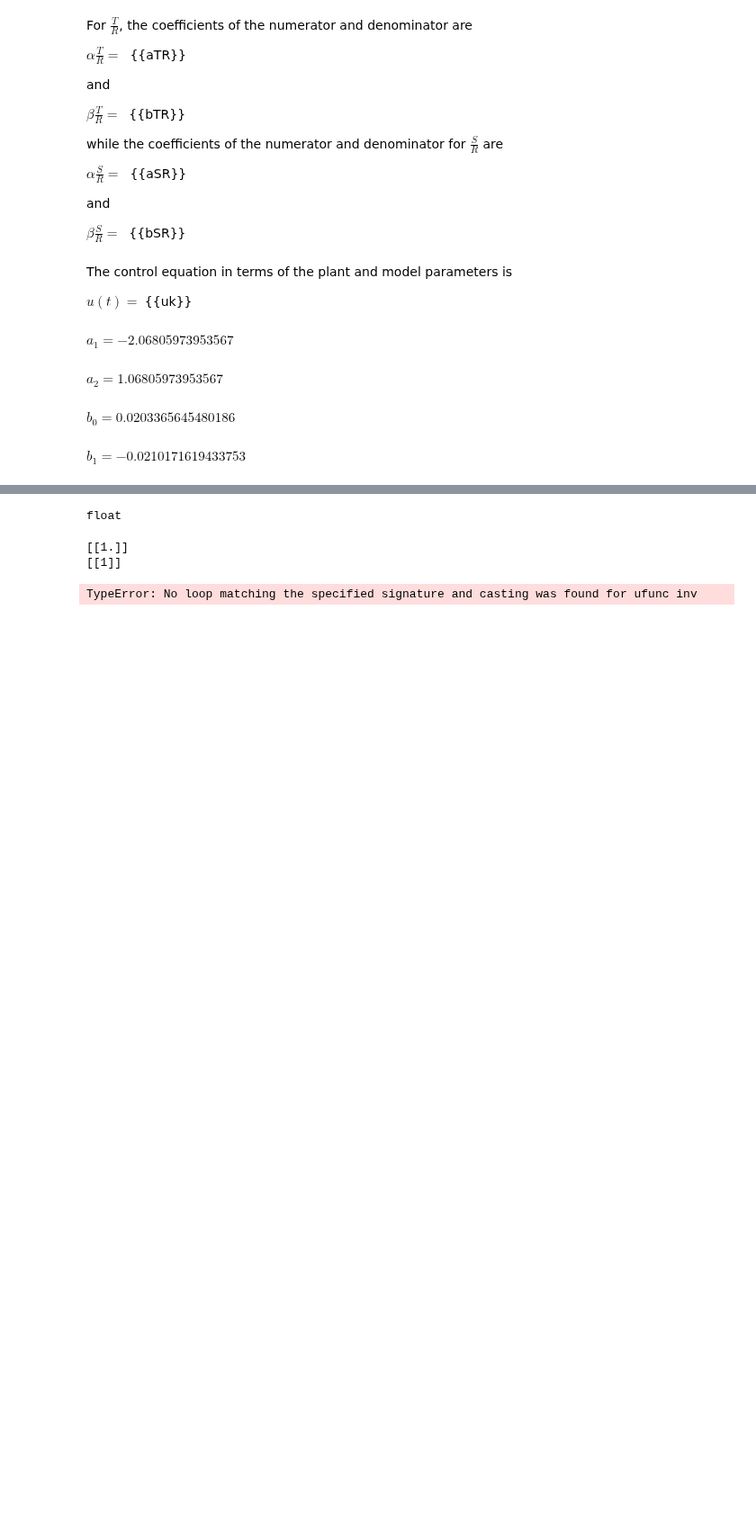
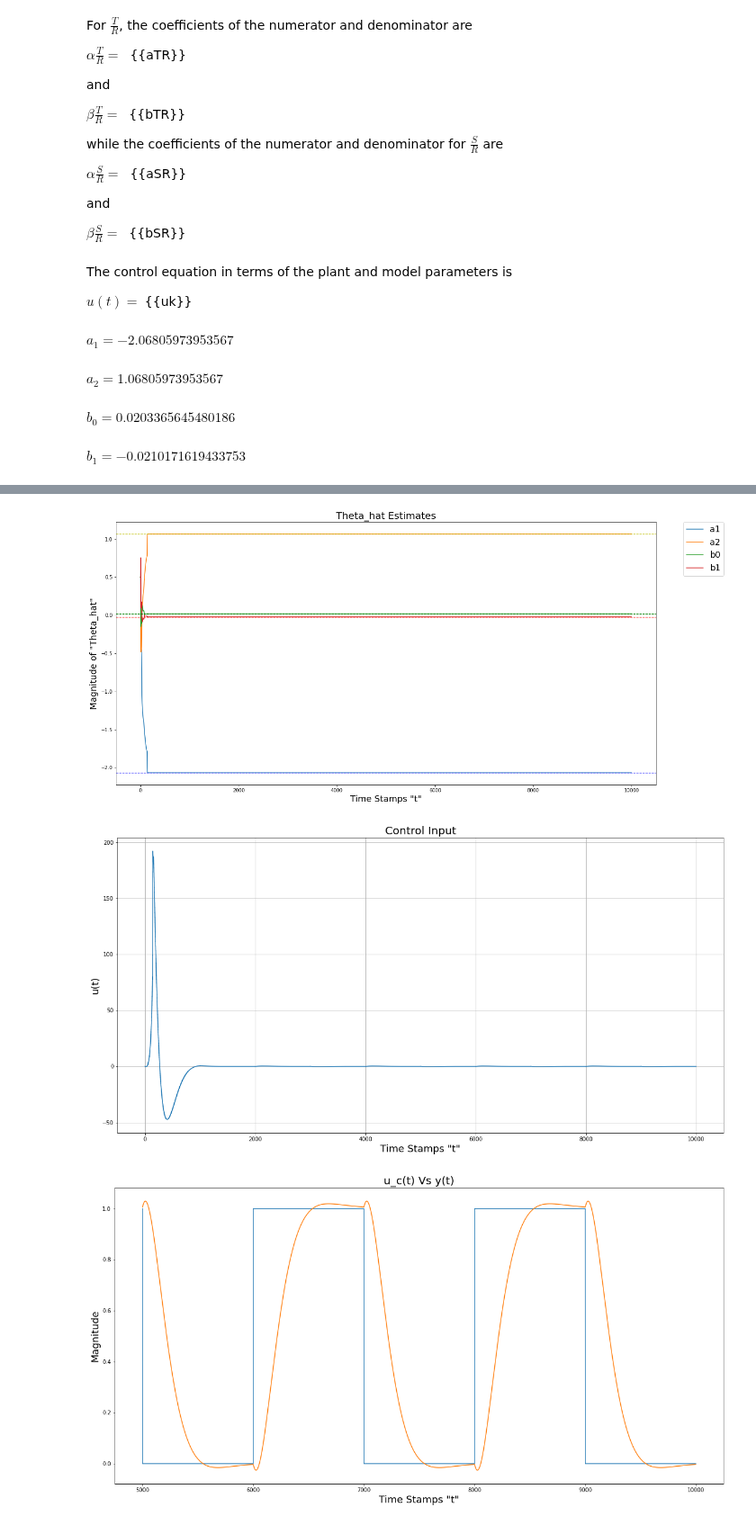
Before and after one commit to derekboase/ELG7113, a Jupyter notebook: system_models/clive_model/clive_model.ipynb, the cells around one changed output, grey strips where cells are left out. Shown at 90% size. Cells and saved outputs as stored; diff of their text form; code cells hidden in the pictures; blank space fills up the shorter version.

```diff
--- a/system_models/clive_model/clive_model.ipynb
+++ b/system_models/clive_model/clive_model.ipynb
@@ -313,16 +306,16 @@ $\displaystyle a_2 =1.06805973953567$
 $\displaystyle b_0 =0.0203365645480186$
 $\displaystyle b_1 =-0.0210171619433753$
 # %%
-zeta_val = 1
-omega_val = 1
+zeta_val = 0.8
+omega_val = 0.8
 T_val = 0.01
 
 # values for simulation only vvvvvvvvvvvvvvvvvvvv
 b_val = 6.58436748684758
-a1_val = a1_eq.subs([(b, b_val), (Ts, T_val)])
-a2_val = a2_eq.subs([(b, b_val), (Ts, T_val)])
-b0_val = b0_eq.subs([(b, b_val), (Ts, T_val)])
-b1_val = b1_eq.subs([(b, b_val), (Ts, T_val)])
+a1_val = float(a1_eq.subs([(b, b_val), (Ts, T_val)]))
+a2_val = float(a2_eq.subs([(b, b_val), (Ts, T_val)]))
+b0_val = float(b0_eq.subs([(b, b_val), (Ts, T_val)]))
+b1_val = float(b1_eq.subs([(b, b_val), (Ts, T_val)]))
 # values for simulation only ^^^^^^^^^^^^^^^^^^^^
 
 # Create z-domain tf for reference model with true values for zeta, omega and T.
@@ -347,10 +340,6 @@ $\displaystyle u_k=- \frac{a_{2} y(k-1) \left(- b_{0} \left(a_{2} - 0.9801986733
-# %%
-type(uk_func(1,1,1,1,1,1,1,1))
-# %% [output]
-float
 # %%
 # Tunable components vvvvvvvvvvvvvvvvvvvvvvvvvvvvvvvv
-sample_depth = 100
+sample_depth = 10000
 starting_samples = 2
 
 # starting estimate for plant parameters
@@ -369,64 +358,50 @@ theta_hat = [np.array([est]*len(theta0)).reshape(-1,1) for _ in range(starting_s
 sample_range = range(sample_depth)
 t = [i for i in sample_range]
 u_c = np.ones(sample_depth)
-u_c[np.where([m.sin(t[i]*m.pi/20)<=0 for i in sample_range])] = 0
+u_c[np.where([m.sin(t[i]*m.pi/1000)<=0 for i in sample_range])] = 0
 
-y = [0]*starting_samples
-u = [0]*starting_samples
+y = [0.1]*starting_samples
+u = [0.1]*starting_samples
 
 I = np.identity(len(theta0))
 p = 1000*I
+p_res = []
 
 for k in range(starting_samples ,sample_depth):
     phi = np.array([-y[-1], -y[-2], u[-1], u[-2]]).reshape(-1,1)
 
     y.append(np.reshape(phi.T@theta0, ()))
-    print(lam + phi.T@p@phi)
     K = p@phi@inv(lam + phi.T@p@phi)
     p = (I - K@phi.T)@p/lam
+    p_res.append(p)
     theta_hat.append(theta_hat[-1] + K*(y[k] - phi.T@theta_hat[-1]))
 
-#     print(type(uk_func(1, 1, 1, 1,
-#                                 1, 1,
-#                                 1, 1)))
-# #     print(theta_hat[-1][0])
-#     print(theta_hat[-1][1])
-#     print(theta_hat[-1][2])
-#     print(theta_hat[-1][3])
-#     print(u[k-1])
-#     print(u_c[k])
-#     print(y[k])
-#     print(y[k-1])
 
-#     u.append(np.reshape(uk_func(u[k-1], u_c[k], y[k], y[k-1],
-#                                 theta_hat[-1][0], theta_hat[-1][1],
-#                                 theta_hat[-1][2], theta_hat[-1][3])[0], ()))
-
-u.append(np.reshape(uk_func(1, 1, 1, 1,
-                                1, 1,
-                                1, 1), ()))
+    u.append(np.reshape(uk_func(u[k-1], u_c[k], y[k], y[k-1],
+                                theta_hat[-1][0], theta_hat[-1][1],
+                                theta_hat[-1][2], theta_hat[-1][3])[0], ()))
 
 
 # ploting of estimated parameters
 df_theta = pd.DataFrame(np.asarray(theta_hat).reshape(-1,4,), columns=['a1', 'a2', 'b0', 'b1'])
 theta_hat_ploter(df_theta, theta0, 'Theta_hat Estimates')
 
 # ploting of control sig
 plt.step(t,u)
 plt.title('Control Input', fontsize=20)
 plt.ylabel('u(t)', fontsize=18)
 plt.xlabel('Time Stamps "t"', fontsize=18)
 plt.grid()
 plt.show()
 
 # ploting of input vs output
-plt.plot(t,u_c)
-plt.plot(t,y)
+plt.plot(t[-5000:],u_c[-5000:])
+plt.plot(t[-5000:],y[-5000:])
 plt.title('u_c(t) Vs y(t)', fontsize=20)
 plt.ylabel('Magnitude', fontsize=18)
 plt.xlabel('Time Stamps "t"', fontsize=18)
 plt.show()
 # %% [output]
-[[1.]]
-[[1]]
-TypeError: No loop matching the specified signature and casting was found for ufunc inv
+[figure, added]
+[figure, added]
+[figure, added]
```
Also changed, not shown: parts of 3 cells of this notebook.
